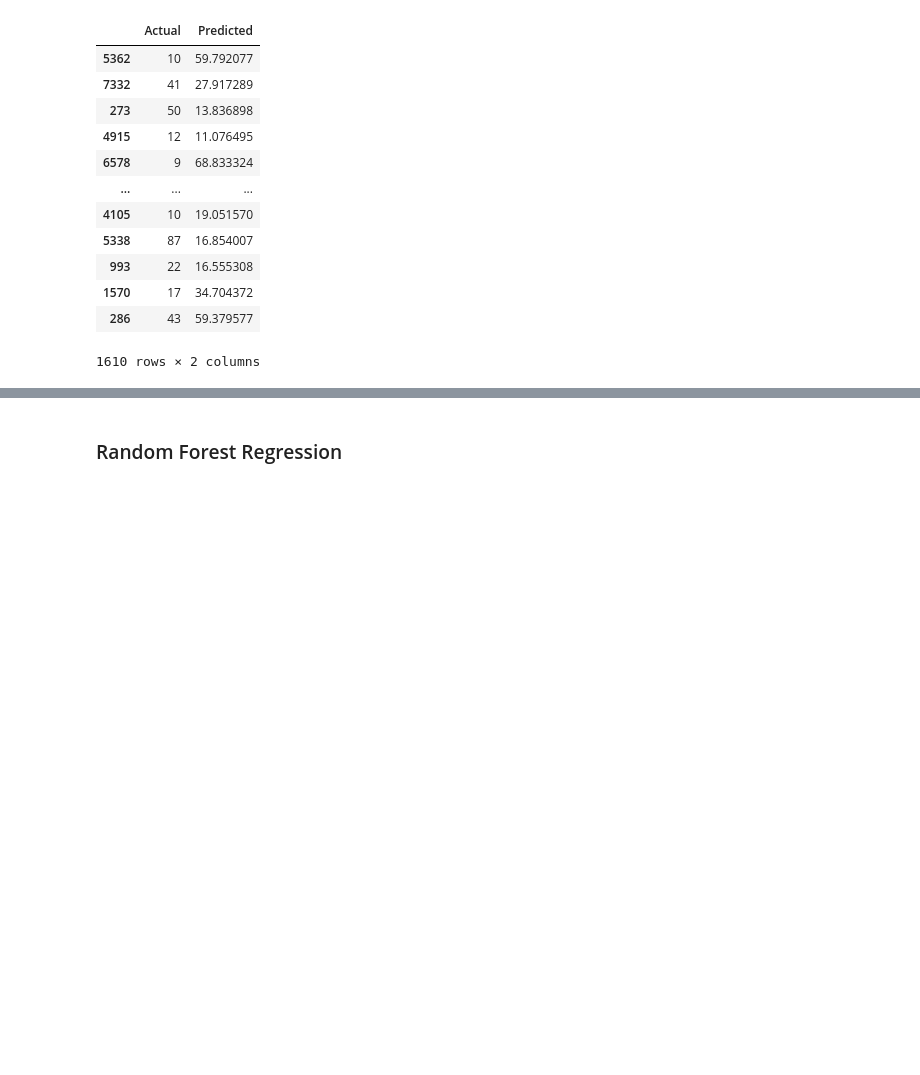
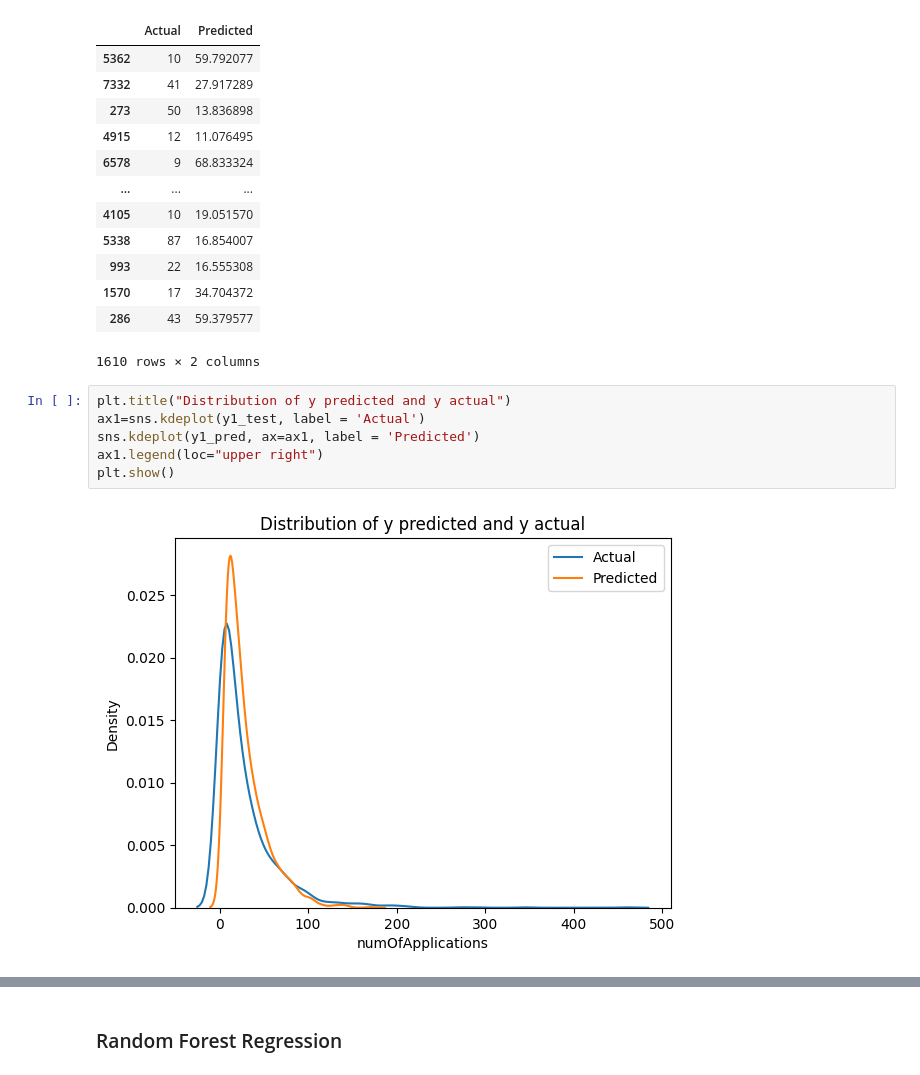
Before and after one commit to HoangPhuc0304/NMKHDL-2022, a Jupyter notebook: Data_Modeling.ipynb, the cells around one changed output, grey strips where cells are left out. Cells and saved outputs as stored; diff of their text form; blank space fills up the shorter version.

```diff
--- a/Data_Modeling.ipynb
+++ b/Data_Modeling.ipynb
@@ -250,5 +250,13 @@ comparison_df
 | 1570 | 17 | 34.704372 |
 | 286 | 43 | 59.379577 |
 1610 rows × 2 columns
+# %%
+plt.title("Distribution of y predicted and y actual")
+ax1=sns.kdeplot(y1_test, label = 'Actual')
+sns.kdeplot(y1_pred, ax=ax1, label = 'Predicted')
+ax1.legend(loc="upper right")
+plt.show()
+# %% [output]
+[figure, added]
 # %%
 sns.set_theme()
```
Also changed, not shown: parts of 15 cells of this notebook.
